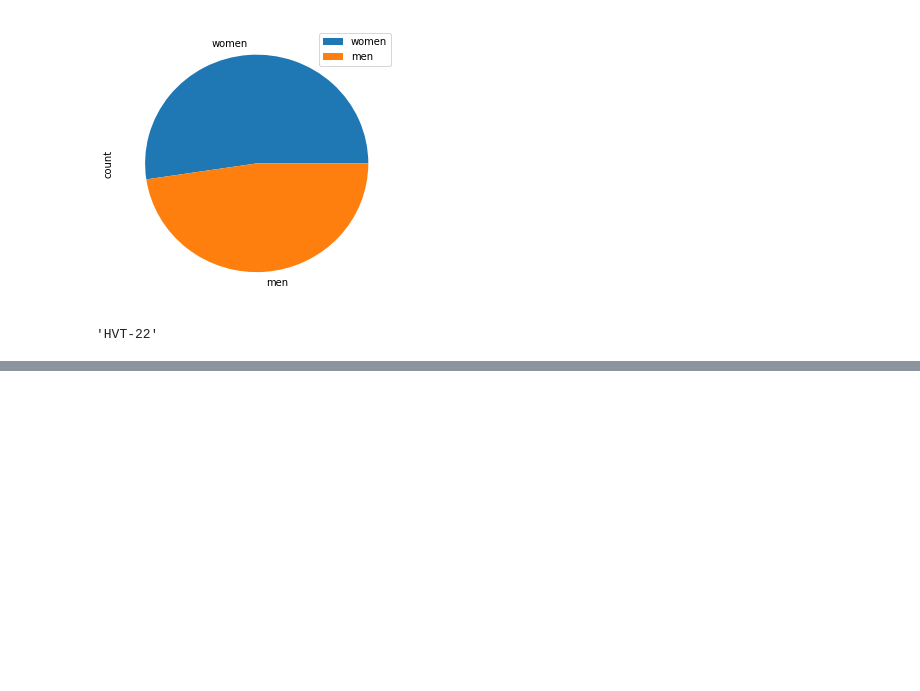
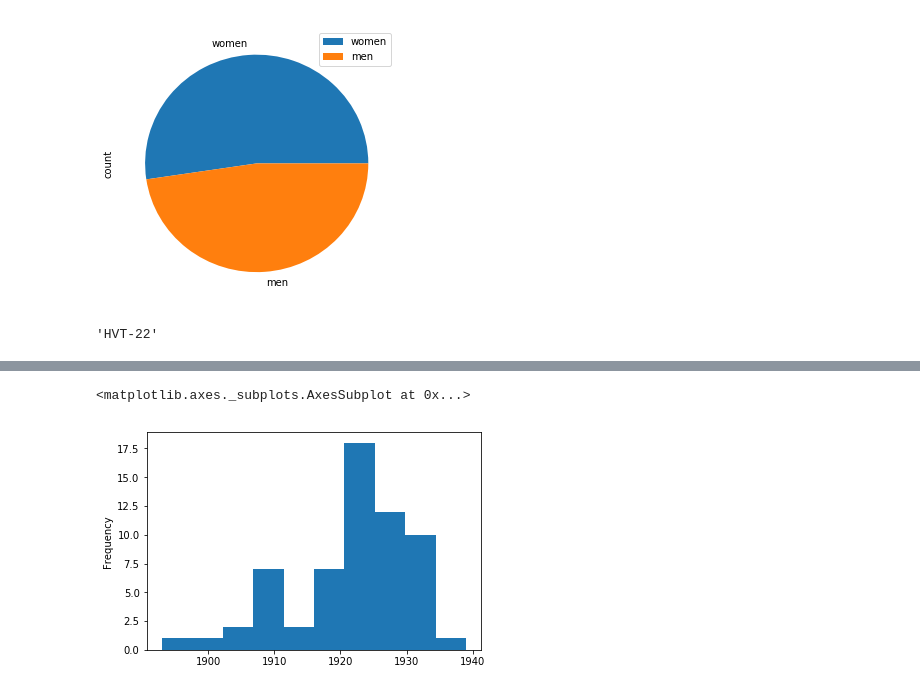
Before and after one commit to toth12/data_analysis_lts, a Jupyter notebook: Notebooks/analyze_Fortunoff_data.ipynb, the cells around one changed output, grey strips where cells are left out. Saved outputs shown, nothing was run; the diff lists cells and outputs as text; code cells hidden in the pictures; blank space fills up the shorter version.

```diff
--- a/Notebooks/analyze_Fortunoff_data.ipynb
+++ b/Notebooks/analyze_Fortunoff_data.ipynb
@@ -132,0 +183,5 @@ df_testimonies.testimony_id[20]
+# %%
+df_testimonies[df_testimonies.gender=="female"].interviewee_year_of_birth.plot.hist()
+# %% [output]
+<matplotlib.axes._subplots.AxesSubplot at 0x...>
+[figure, added]
```
Also changed, not shown: parts of 25 cells of this notebook, 4 other files.
